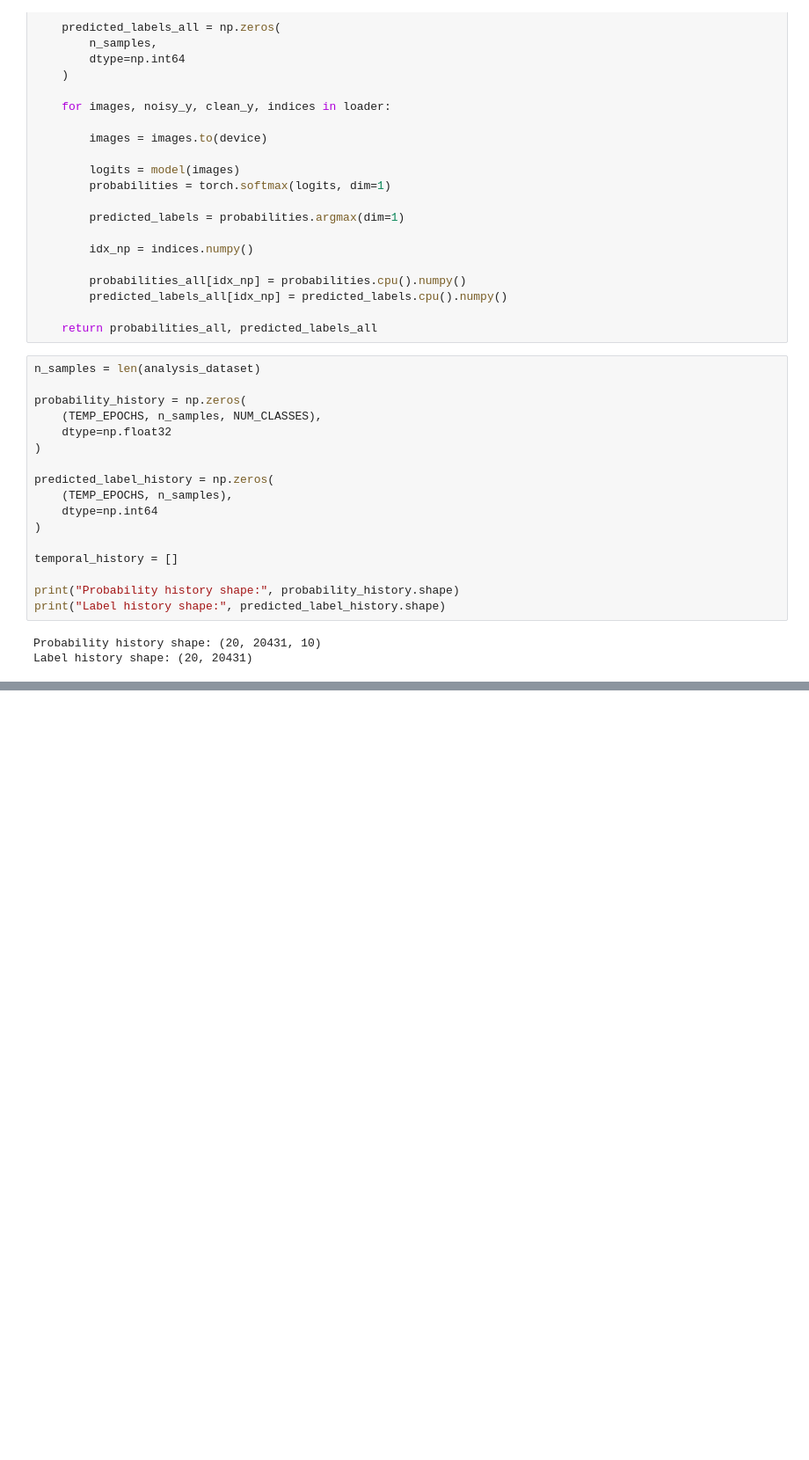
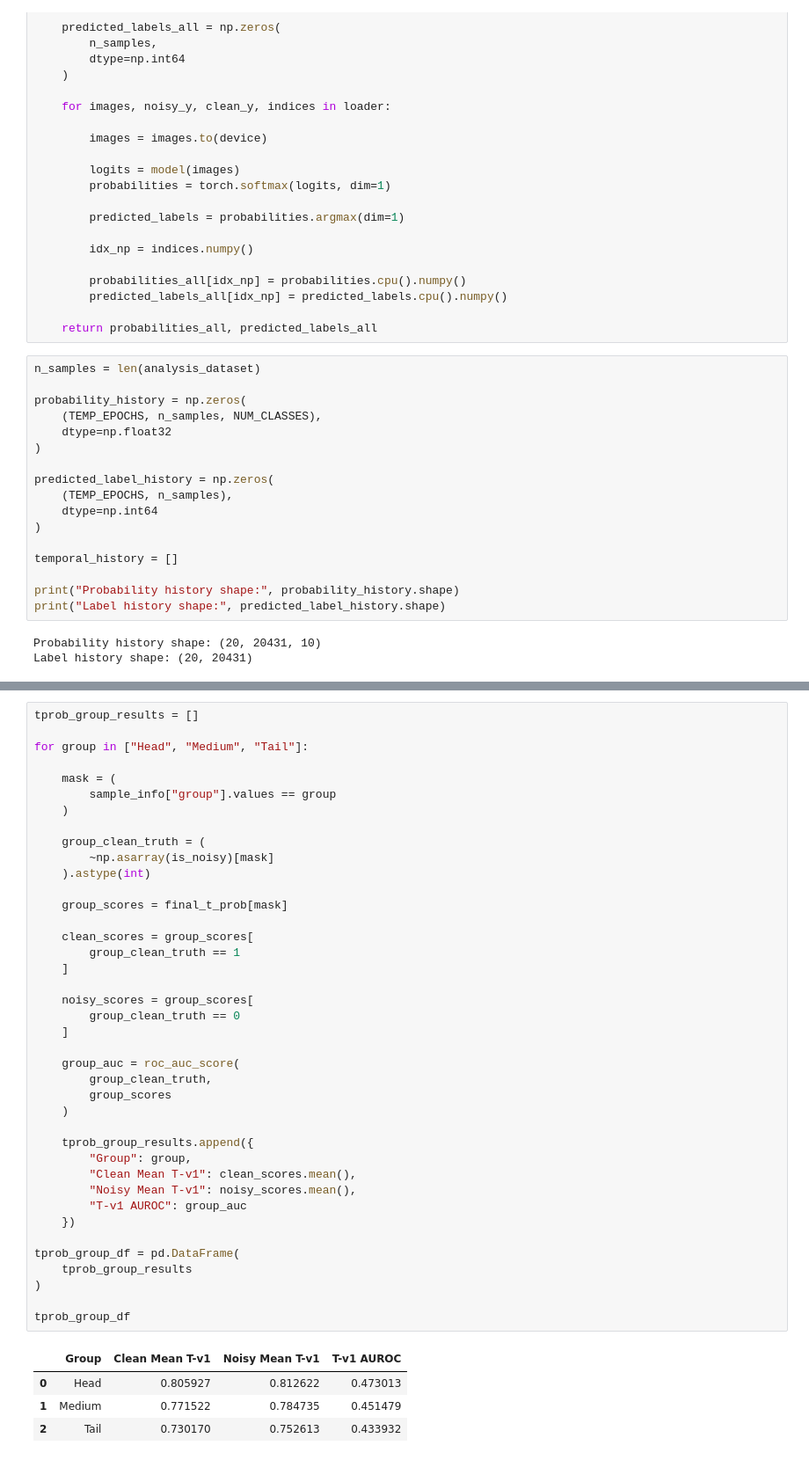
Before and after one commit to Thathsara-Devindi/SSTRE-LTNLL, a Jupyter notebook: LTNLL_Baseline.ipynb, the cells around one changed output, grey strips where cells are left out. Shown at 88% size. Saved outputs shown, nothing was run; the diff lists cells and outputs as text; blank space fills up the shorter version.

```diff
--- a/LTNLL_Baseline.ipynb
+++ b/LTNLL_Baseline.ipynb
@@ -1263,0 +1378,45 @@ plt.show()
+# %%
+tprob_group_results = []
+
+for group in ["Head", "Medium", "Tail"]:
+
+    mask = (
+        sample_info["group"].values == group
+    )
+
+    group_clean_truth = (
+        ~np.asarray(is_noisy)[mask]
+    ).astype(int)
+
+    group_scores = final_t_prob[mask]
+
+    clean_scores = group_scores[
+        group_clean_truth == 1
+    ]
+
+    noisy_scores = group_scores[
+        group_clean_truth == 0
+    ]
+
+    group_auc = roc_auc_score(
+        group_clean_truth,
+        group_scores
+    )
+
+    tprob_group_results.append({
+        "Group": group,
+        "Clean Mean T-v1": clean_scores.mean(),
+        "Noisy Mean T-v1": noisy_scores.mean(),
+        "T-v1 AUROC": group_auc
+    })
+
+tprob_group_df = pd.DataFrame(
+    tprob_group_results
+)
+
+tprob_group_df
+# %% [output]
+|  | Group | Clean Mean T-v1 | Noisy Mean T-v1 | T-v1 AUROC |
+| 0 | Head | 0.805927 | 0.812622 | 0.473013 |
+| 1 | Medium | 0.771522 | 0.784735 | 0.451479 |
+| 2 | Tail | 0.730170 | 0.752613 | 0.433932 |
```
Also changed, not shown: parts of 31 cells of this notebook.
